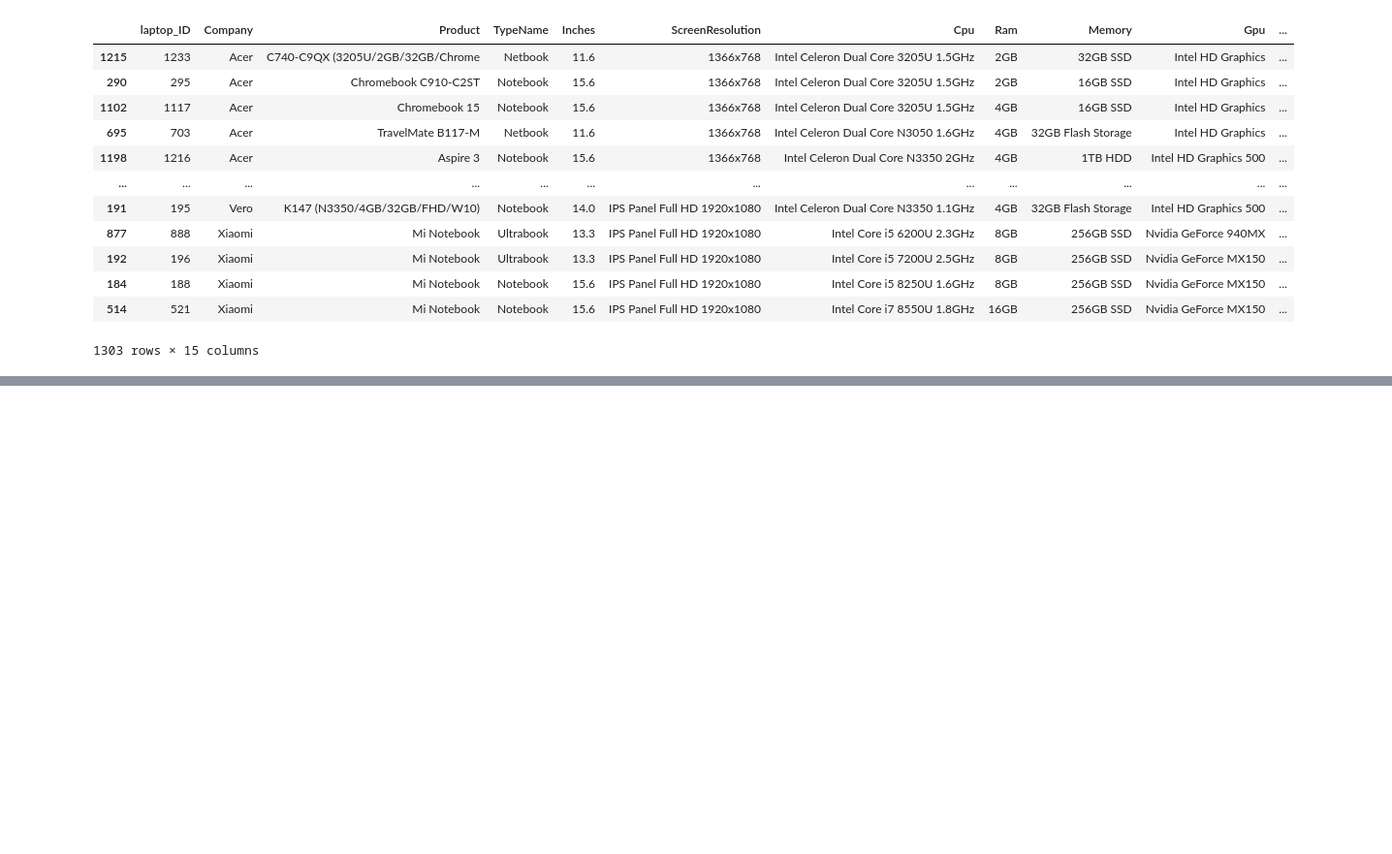
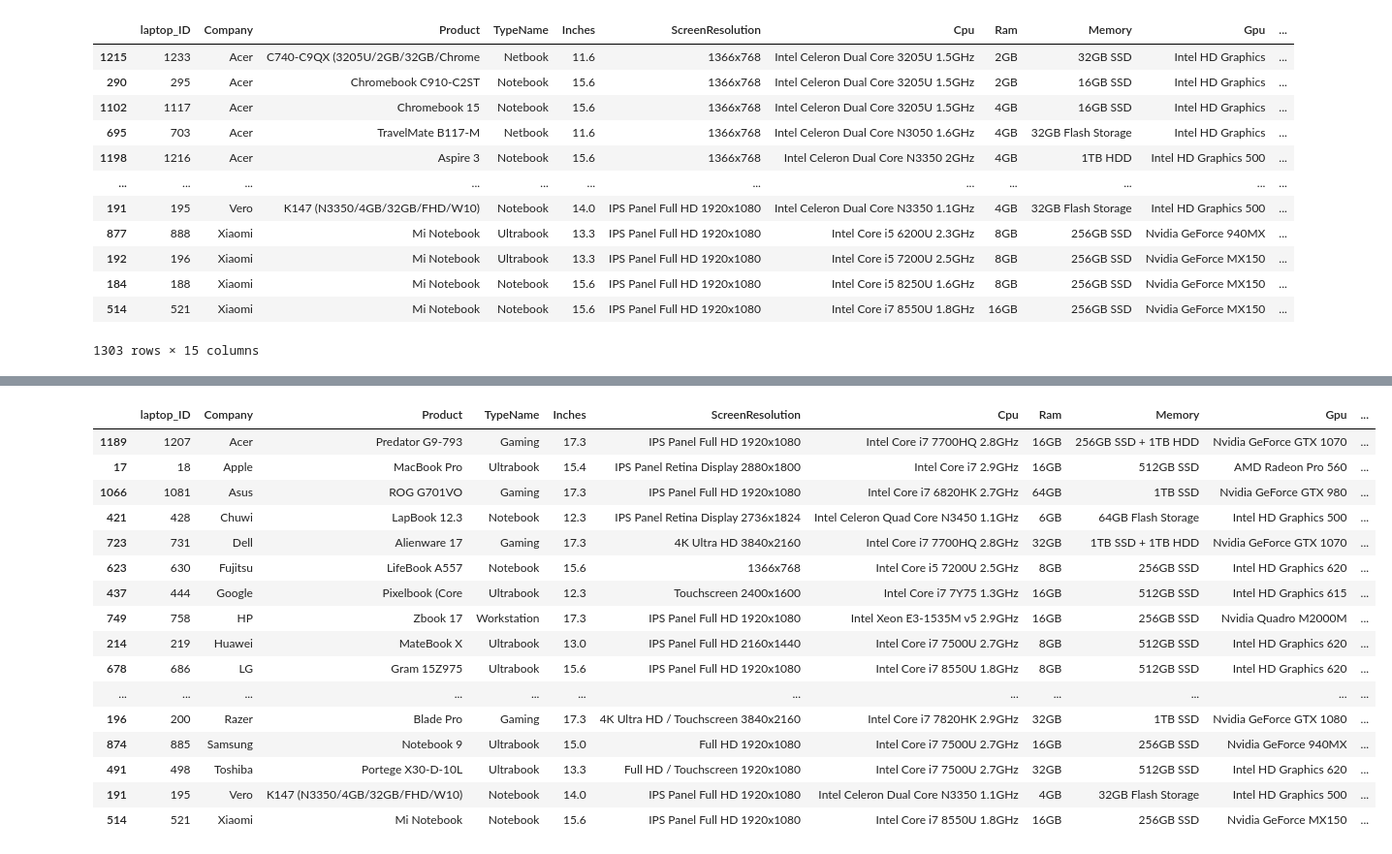
Before and after one commit to Subhas333/Project-1, a Jupyter notebook: project_3.ipynb, the cells around one changed output, grey strips where cells are left out. Shown: that part at 97% size. Drawn from its saved outputs; the diff is of its cells as text; code cells hidden in the pictures; blank space fills up the shorter version.

```diff
--- a/project_3.ipynb
+++ b/project_3.ipynb
@@ -303,0 +363,24 @@ df_laptops[df_laptops.duplicated('Company',keep=False)]
+# %%
+#finding cheapesr and most expensive laptops
+df_laptops=df_laptops.sort_values(['Company','Price_euros'])
+# %%
+df_laptops.drop_duplicates(['Company'],keep='last')
+#expensive one
+# %% [output]
+|  | laptop_ID | Company | Product | TypeName | Inches | ScreenResolution | Cpu | Ram | Memory | Gpu | ... |
+| 1189 | 1207 | Acer | Predator G9-793 | Gaming | 17.3 | IPS Panel Full HD 1920x1080 | Intel Core i7 7700HQ 2.8GHz | 16GB | 256GB SSD + 1TB HDD | Nvidia GeForce GTX 1070 | ... |
+| 17 | 18 | Apple | MacBook Pro | Ultrabook | 15.4 | IPS Panel Retina Display 2880x1800 | Intel Core i7 2.9GHz | 16GB | 512GB SSD | AMD Radeon Pro 560 | ... |
+| 1066 | 1081 | Asus | ROG G701VO | Gaming | 17.3 | IPS Panel Full HD 1920x1080 | Intel Core i7 6820HK 2.7GHz | 64GB | 1TB SSD | Nvidia GeForce GTX 980 | ... |
+| 421 | 428 | Chuwi | LapBook 12.3 | Notebook | 12.3 | IPS Panel Retina Display 2736x1824 | Intel Celeron Quad Core N3450 1.1GHz | 6GB | 64GB Flash Storage | Intel HD Graphics 500 | ... |
+| 723 | 731 | Dell | Alienware 17 | Gaming | 17.3 | 4K Ultra HD 3840x2160 | Intel Core i7 7700HQ 2.8GHz | 32GB | 1TB SSD + 1TB HDD | Nvidia GeForce GTX 1070 | ... |
+| 623 | 630 | Fujitsu | LifeBook A557 | Notebook | 15.6 | 1366x768 | Intel Core i5 7200U 2.5GHz | 8GB | 256GB SSD | Intel HD Graphics 620 | ... |
+| 437 | 444 | Google | Pixelbook (Core | Ultrabook | 12.3 | Touchscreen 2400x1600 | Intel Core i7 7Y75 1.3GHz | 16GB | 512GB SSD | Intel HD Graphics 615 | ... |
+| 749 | 758 | HP | Zbook 17 | Workstation | 17.3 | IPS Panel Full HD 1920x1080 | Intel Xeon E3-1535M v5 2.9GHz | 16GB | 256GB SSD | Nvidia Quadro M2000M | ... |
+| 214 | 219 | Huawei | MateBook X | Ultrabook | 13.0 | IPS Panel Full HD 2160x1440 | Intel Core i7 7500U 2.7GHz | 8GB | 512GB SSD | Intel HD Graphics 620 | ... |
+| 678 | 686 | LG | Gram 15Z975 | Ultrabook | 15.6 | IPS Panel Full HD 1920x1080 | Intel Core i7 8550U 1.8GHz | 8GB | 512GB SSD | Intel HD Graphics 620 | ... |
+| ... | ... | ... | ... | ... | ... | ... | ... | ... | ... | ... | ... |
+| 196 | 200 | Razer | Blade Pro | Gaming | 17.3 | 4K Ultra HD / Touchscreen 3840x2160 | Intel Core i7 7820HK 2.9GHz | 32GB | 1TB SSD | Nvidia GeForce GTX 1080 | ... |
+| 874 | 885 | Samsung | Notebook 9 | Ultrabook | 15.0 | Full HD 1920x1080 | Intel Core i7 7500U 2.7GHz | 16GB | 256GB SSD | Nvidia GeForce 940MX | ... |
+| 491 | 498 | Toshiba | Portege X30-D-10L | Ultrabook | 13.3 | Full HD / Touchscreen 1920x1080 | Intel Core i7 7500U 2.7GHz | 32GB | 512GB SSD | Intel HD Graphics 620 | ... |
+| 191 | 195 | Vero | K147 (N3350/4GB/32GB/FHD/W10) | Notebook | 14.0 | IPS Panel Full HD 1920x1080 | Intel Celeron Dual Core N3350 1.1GHz | 4GB | 32GB Flash Storage | Intel HD Graphics 500 | ... |
+| 514 | 521 | Xiaomi | Mi Notebook | Notebook | 15.6 | IPS Panel Full HD 1920x1080 | Intel Core i7 8550U 1.8GHz | 16GB | 256GB SSD | Nvidia GeForce MX150 | ... |
```
Also changed, not shown: parts of 7 cells of this notebook.
